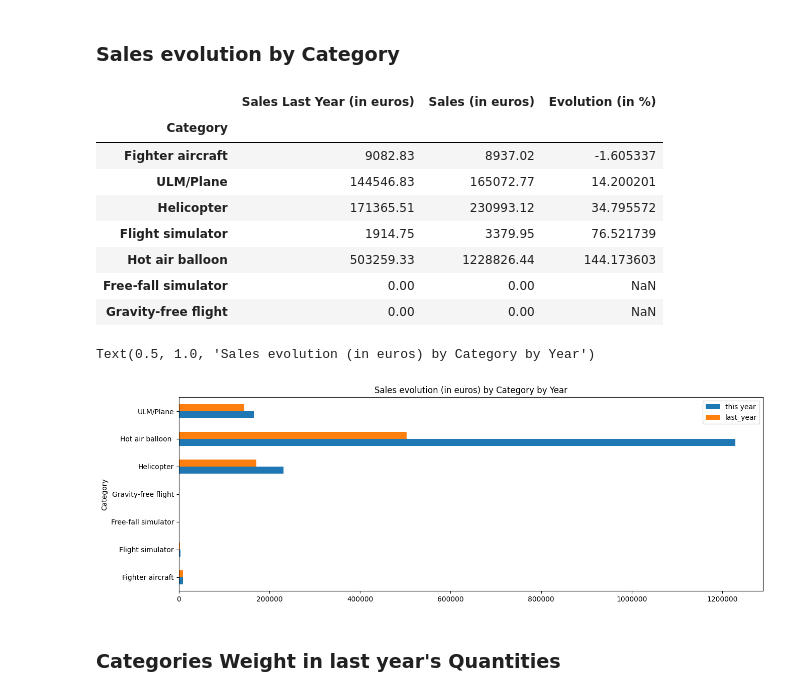
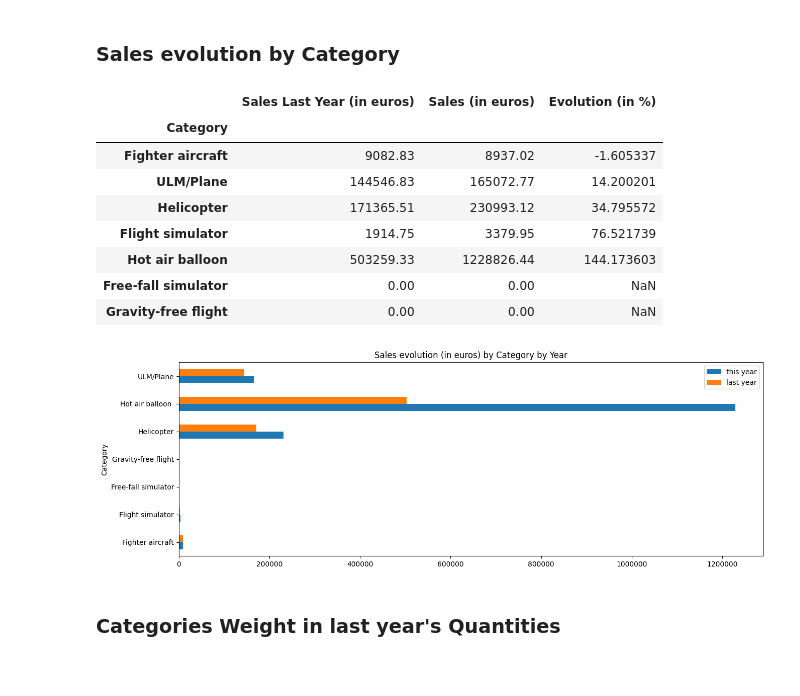
Before and after one commit to Alhuin/SmartBoxAnalysis, a Jupyter notebook: SmartBoxAnalysis.ipynb, the cells around one changed output. Drawn from its saved outputs; the diff is of its cells as text; code cells hidden in the pictures.

```diff
--- a/SmartBoxAnalysis.ipynb
+++ b/SmartBoxAnalysis.ipynb
@@ -134,26 +171,24 @@ Text(0.5, 1.0, "Category repartition in this year's Sales")
 [figure]
 # %% [markdown]
 ### Sales evolution by Category
-# %%
-from matplotlib.ticker import FormatStrFormatter
-percentage = pd.Series((sales_by_category * 100 / sales_by_category_last_year - 100), name="Evolution (in %)")
-display(pd.concat([sales_by_category_last_year, sales_by_category, percentage], axis=1).sort_values(by="Evolution (in %)"))
-df = pd.DataFrame({"this year": sales_by_category, "last_year":sales_by_category_last_year}, index=sales_by_category.keys())
-ax = df.plot.barh(figsize=(15, 5))
-ax.xaxis.set_major_formatter(FormatStrFormatter('%1d'))
-ax.set_title("Sales evolution (in euros) by Category by Year")
-# %% [output]
-|  | Sales Last Year (in euros) | Sales (in euros) | Evolution (in %) |
-| Category |  |  |  |
-| Fighter aircraft | 9082.83 | 8937.02 | -1.605337 |
-| ULM/Plane | 144546.83 | 165072.77 | 14.200201 |
-| Helicopter | 171365.51 | 230993.12 | 34.795572 |
-| Flight simulator | 1914.75 | 3379.95 | 76.521739 |
-| Hot air balloon | 503259.33 | 1228826.44 | 144.173603 |
-| Free-fall simulator | 0.00 | 0.00 | NaN |
-| Gravity-free flight | 0.00 | 0.00 | NaN |
-Text(0.5, 1.0, 'Sales evolution (in euros) by Category by Year')
-[figure, removed]
+# %%
+display_series_evolution_with_percentage(source=sales_by_category_last_year, new=sales_by_category)
+plot_series_evolution_as_barh(
+    source=sales_by_category_last_year,
+    new=sales_by_category,
+    barh_title="Sales evolution (in euros) by Category by Year"
+)
+# %% [output]
+|  | Sales Last Year (in euros) | Sales (in euros) | Evolution (in %) |
+| Category |  |  |  |
+| Fighter aircraft | 9082.83 | 8937.02 | -1.605337 |
+| ULM/Plane | 144546.83 | 165072.77 | 14.200201 |
+| Helicopter | 171365.51 | 230993.12 | 34.795572 |
+| Flight simulator | 1914.75 | 3379.95 | 76.521739 |
+| Hot air balloon | 503259.33 | 1228826.44 | 144.173603 |
+| Free-fall simulator | 0.00 | 0.00 | NaN |
+| Gravity-free flight | 0.00 | 0.00 | NaN |
+[figure, added]
 # %% [markdown]
 ### Categories Weight in last year's Quantities
 # %%
```
Also changed, not shown: parts of 47 cells of this notebook.
